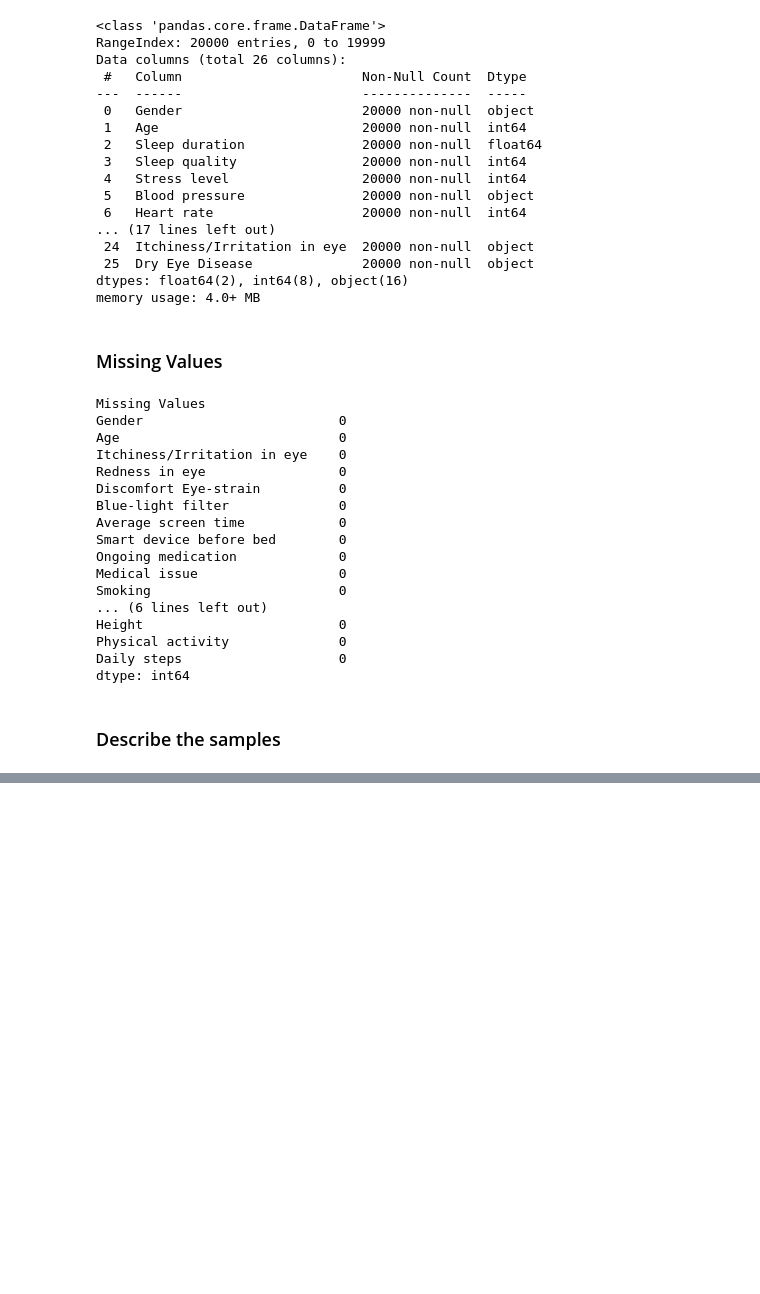
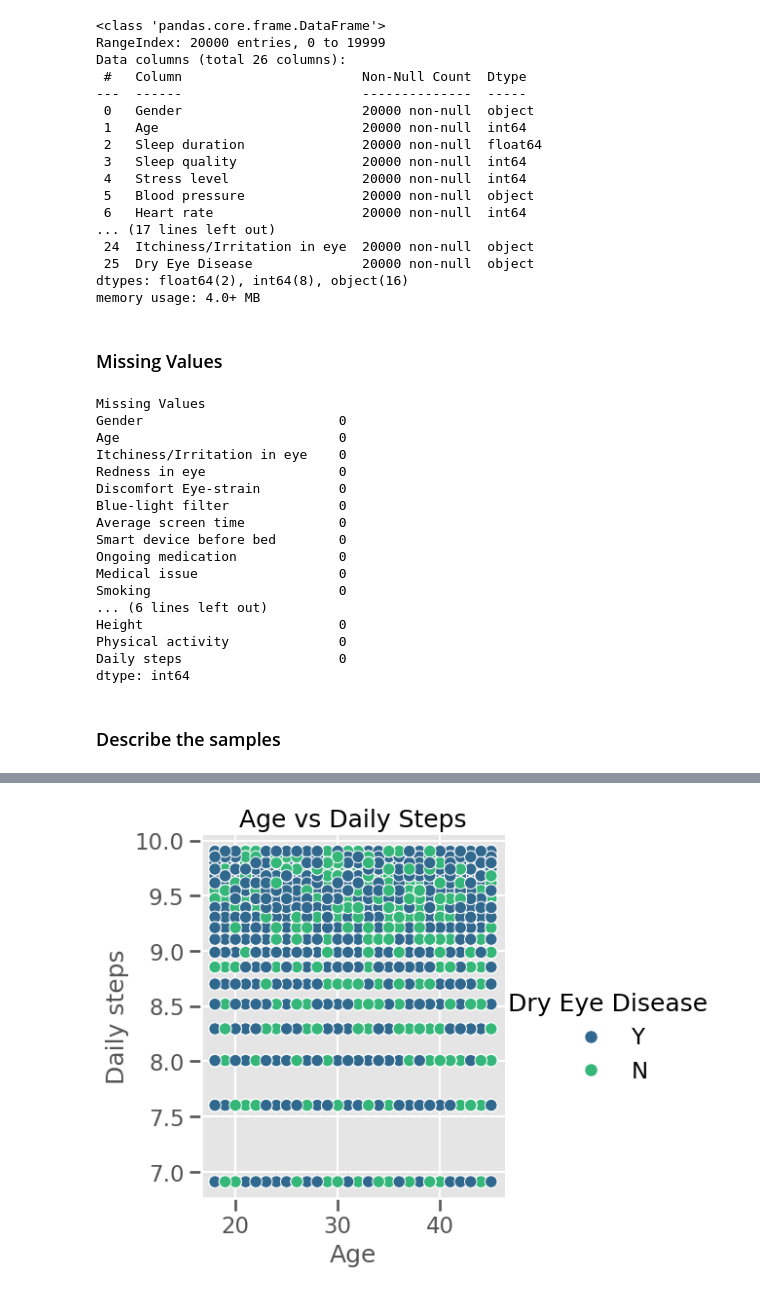
Before and after one commit to Jonkkeyler333/Deteccion_sindrome_ojo_seco, a Jupyter notebook: main.ipynb, the cells around one changed output, grey strips where cells are left out. Saved outputs shown, nothing was run; the diff lists cells and outputs as text; code cells hidden in the pictures; blank space fills up the shorter version.

```diff
--- a/main.ipynb
+++ b/main.ipynb
@@ -91,0 +120,7 @@ bins=int(1+np.log2(df.shape[0]))
+# %%
+steps_log=np.log1p(df['Daily steps'])
+sns.relplot(x='Age',y=steps_log,data=df,hue='Dry Eye Disease',palette='viridis')
+plt.title('Age vs Daily Steps')
+plt.show()
+# %% [output]
+[figure, added]
```
Also changed, not shown: parts of 17 cells of this notebook.
